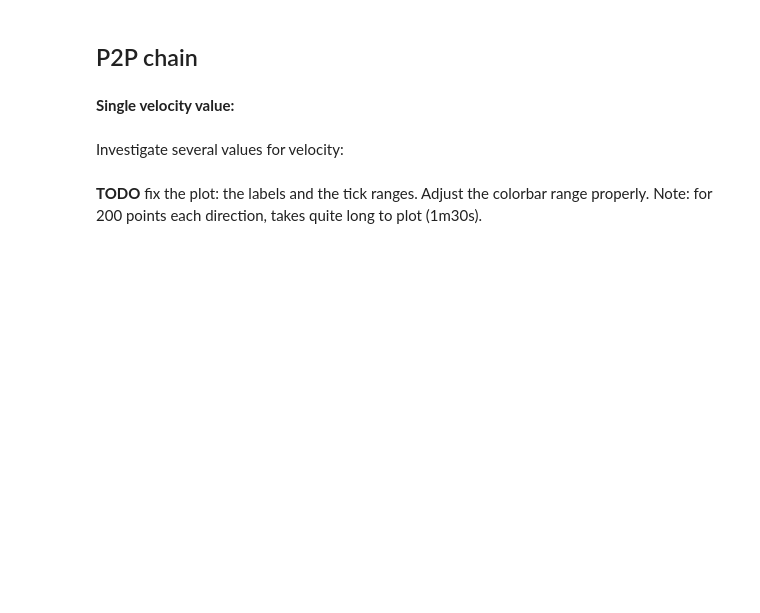
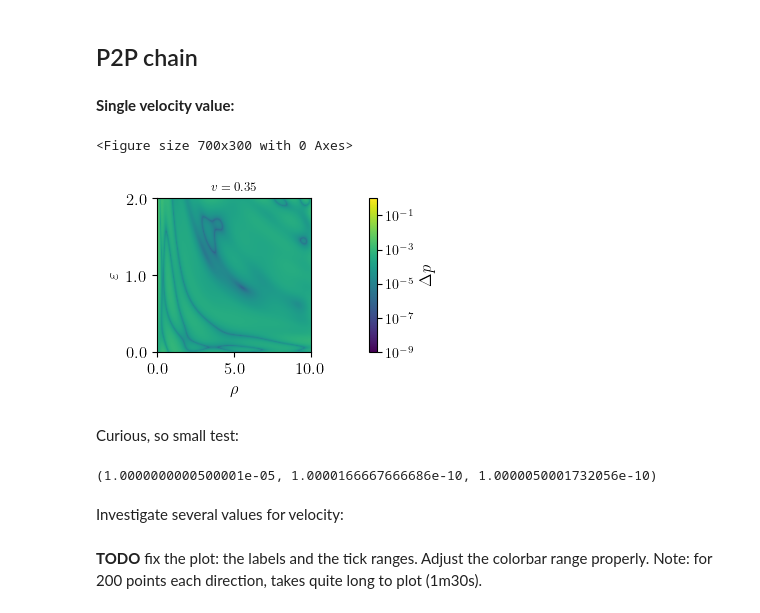
Before and after one commit to ThibeauWouters/MLC2P, a Jupyter notebook: Code/C2P_ideal_gas.ipynb, the cells around one changed output. Cells and saved outputs as stored; diff of their text form; code cells hidden in the pictures; blank space fills up the shorter version.

Commit message:
plots update

```diff
--- a/Code/C2P_ideal_gas.ipynb
+++ b/Code/C2P_ideal_gas.ipynb
@@ -446,6 +446,6 @@ import seaborn as sn
 # %%
 # plot hyperparameters
-fs = 16
+fs = 12
 
 plt.figure(figsize=(7,3))
 v = 0.35
@@ -457,38 +457,50 @@ eps_min, eps_max = 0.01, 2
 
 # Get everything ready for the plot
 rho_vals = np.linspace(rho_min, rho_max, n_rho)
 eps_vals = np.linspace(eps_min, eps_max, n_eps)
 delta_vals = np.zeros((n_eps, n_rho))
 
 delta_vals = np.zeros((n_eps, n_rho))
 # Get the matrix to plot later on
 for a, eps in enumerate(eps_vals):
     for b, rho in enumerate(rho_vals):
         # Get exact pressure
         p_exact = physics.ideal_eos(rho, eps)
         # Get the pressure
         p_pred = physics.p2p(rho, eps, v, model)
         delta_vals[a][b] = abs(p_exact - p_pred)
 
 # df_for_plot = pd.DataFrame(delta_vals, index = eps_vals, columns = rho_vals)
 
 # Then plot it
-fs=20
-fig = plt.figure(figsize=(13,3))
+# fs=20
+fig = plt.figure(figsize=(15,2))
 plt.imshow(delta_vals, origin="lower", norm=LogNorm(vmin=1e-9, vmax=1e0))
 # Define your desired tick positions and corresponding labels
-tick_positions = np.array([0, 50, 100, 150, 200])
-eps_labels = [r"$0.2$", r"$0.8$", r"$1.2$", r"$1.6$", r"$2.0$"]
-rho_labels = [r"$2.0$", r"$4.0$", r"$6.0$", r"$8.0$", r"$10.0$"]
+tick_positions = np.array([0, 100, 200])
+# eps_labels = [r"$0.2$", r"$0.8$", r"$1.2$", r"$1.6$", r"$2.0$"]
+# rho_labels = [r"$2.0$", r"$4.0$", r"$6.0$", r"$8.0$", r"$10.0$"]
+eps_labels = [r"$0.0$", r"$1.0$", r"$2.0$"]
+rho_labels = [r"$0.0$", r"$5.0$", r"$10.0$"]
 plt.xlabel(r"$\rho$", fontsize=fs)
 plt.xticks(tick_positions, labels=rho_labels, fontsize=12)
 plt.yticks(tick_positions, labels=eps_labels, fontsize=12)
 plt.ylabel(r"$\varepsilon$", fontsize=fs)
 plt.title(r"$v = 0.35$", fontsize=fs-3)
 cbar = plt.colorbar()
 cbar.set_label(label=r"$\Delta p$", fontsize=fs)
 plt.savefig(os.path.join(master_dir, "Plots/Final/NNC2P_ideal_gas_recovery_delta_p.pdf"), bbox_inches='tight')
 plt.show()
+# %% [output]
+<Figure size 700x300 with 0 Axes>
+[figure, added]
+# %% [markdown]
+Curious, so small test:
+# %%
+small = 1e-5
+print(physics.p2c(small, small, small, physics.ideal_eos(small, small)))
+# %% [output]
+(1.0000000000500001e-05, 1.0000166667666686e-10, 1.0000050001732056e-10)
 # %% [markdown]
 Investigate several values for velocity:
 # %% [markdown]
```
Also changed, not shown: parts of 14 cells of this notebook, 7 other files.
